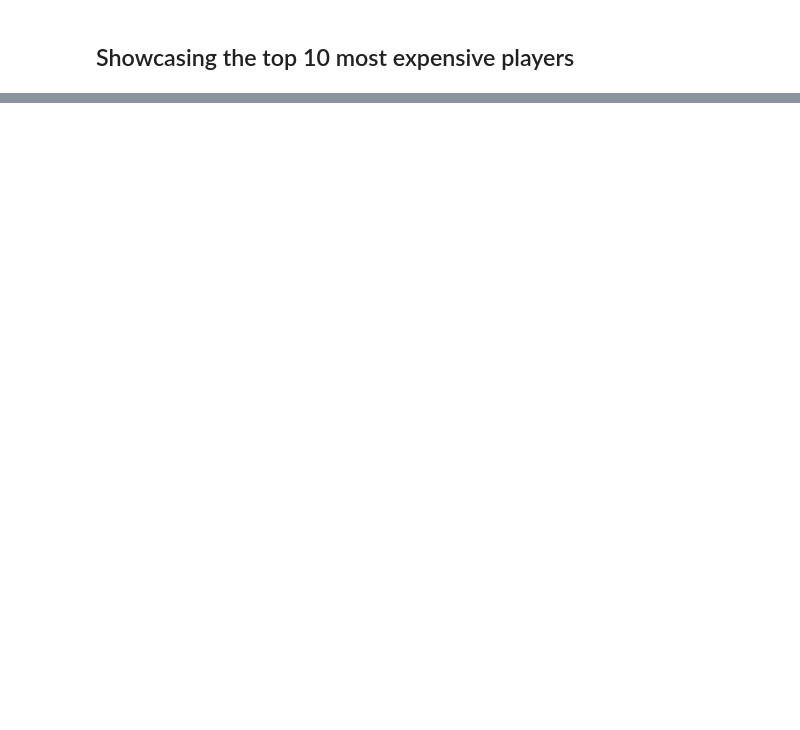
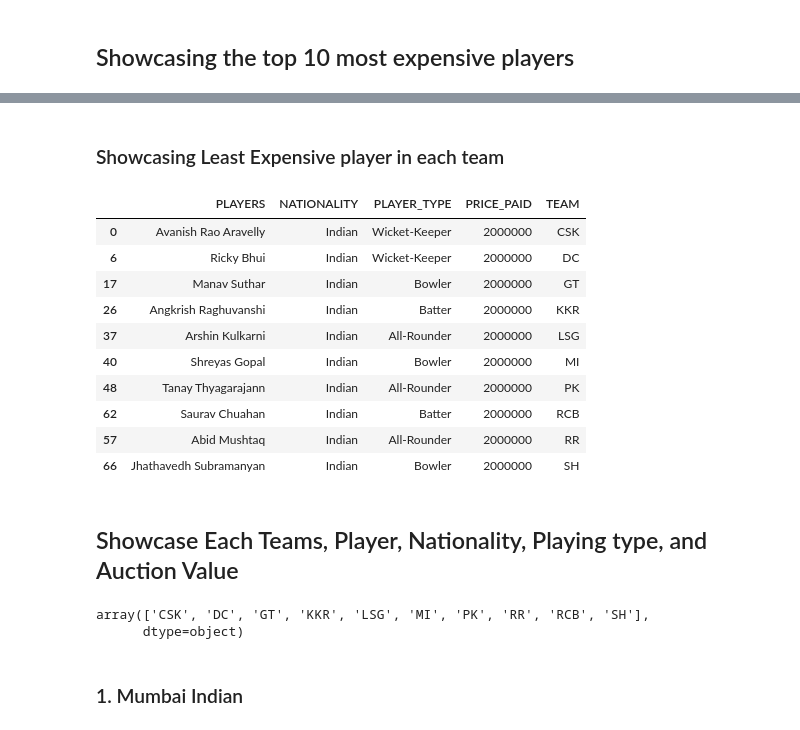
Before and after one commit to VishalDeoPrasad/IPL-2024-Player-Dataset, a Jupyter notebook: ipl-players-dataset.ipynb, the cells around one changed output, grey strips where cells are left out. Drawn from its saved outputs; the diff is of its cells as text; code cells hidden in the pictures; blank space fills up the shorter version.

```diff
--- a/ipl-players-dataset.ipynb
+++ b/ipl-players-dataset.ipynb
@@ -66,0 +149,23 @@ dtype: int64
+# %% [markdown]
+### Showcasing Least Expensive player in each team
+# %%
+data.loc[data.groupby(by='TEAM')['PRICE_PAID'].idxmin()]
+# %% [output]
+|  | PLAYERS | NATIONALITY | PLAYER_TYPE | PRICE_PAID | TEAM |
+| 0 | Avanish Rao Aravelly | Indian | Wicket-Keeper | 2000000 | CSK |
+| 6 | Ricky Bhui | Indian | Wicket-Keeper | 2000000 | DC |
+| 17 | Manav Suthar | Indian | Bowler | 2000000 | GT |
+| 26 | Angkrish Raghuvanshi | Indian | Batter | 2000000 | KKR |
+| 37 | Arshin Kulkarni | Indian | All-Rounder | 2000000 | LSG |
+| 40 | Shreyas Gopal | Indian | Bowler | 2000000 | MI |
+| 48 | Tanay Thyagarajann | Indian | All-Rounder | 2000000 | PK |
+| 62 | Saurav Chuahan | Indian | Batter | 2000000 | RCB |
+| 57 | Abid Mushtaq | Indian | All-Rounder | 2000000 | RR |
+| 66 | Jhathavedh Subramanyan | Indian | Bowler | 2000000 | SH |
+# %% [markdown]
+## Showcase Each Teams, Player, Nationality, Playing type, and Auction Value
+# %%
+data.TEAM.unique()
+# %% [output]
+array(['CSK', 'DC', 'GT', 'KKR', 'LSG', 'MI', 'PK', 'RR', 'RCB', 'SH'],
+      dtype=object)
@@ -66,0 +176,2 @@ dtype: int64
+# %% [markdown]
+### 1. Mumbai Indian
```
Also changed, not shown: parts of 32 cells of this notebook.
